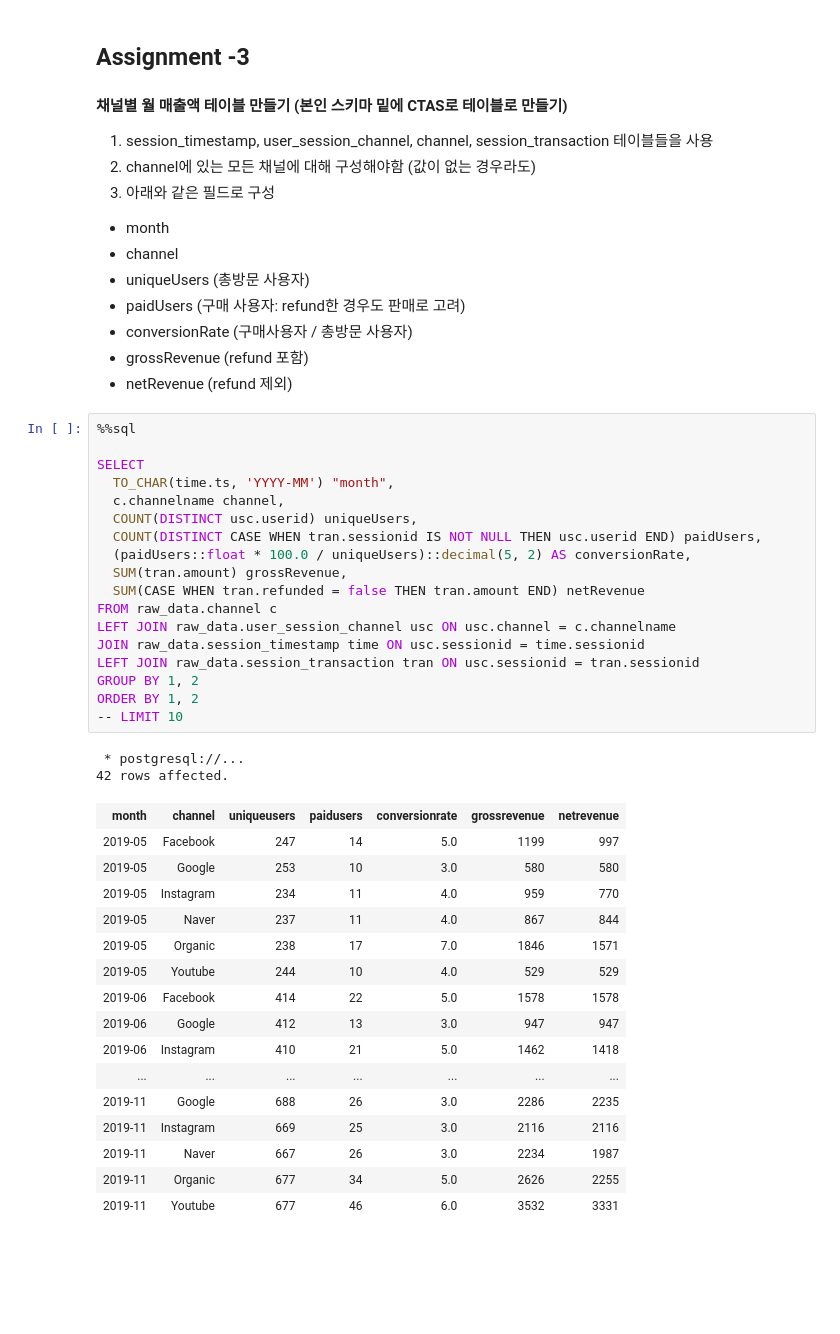
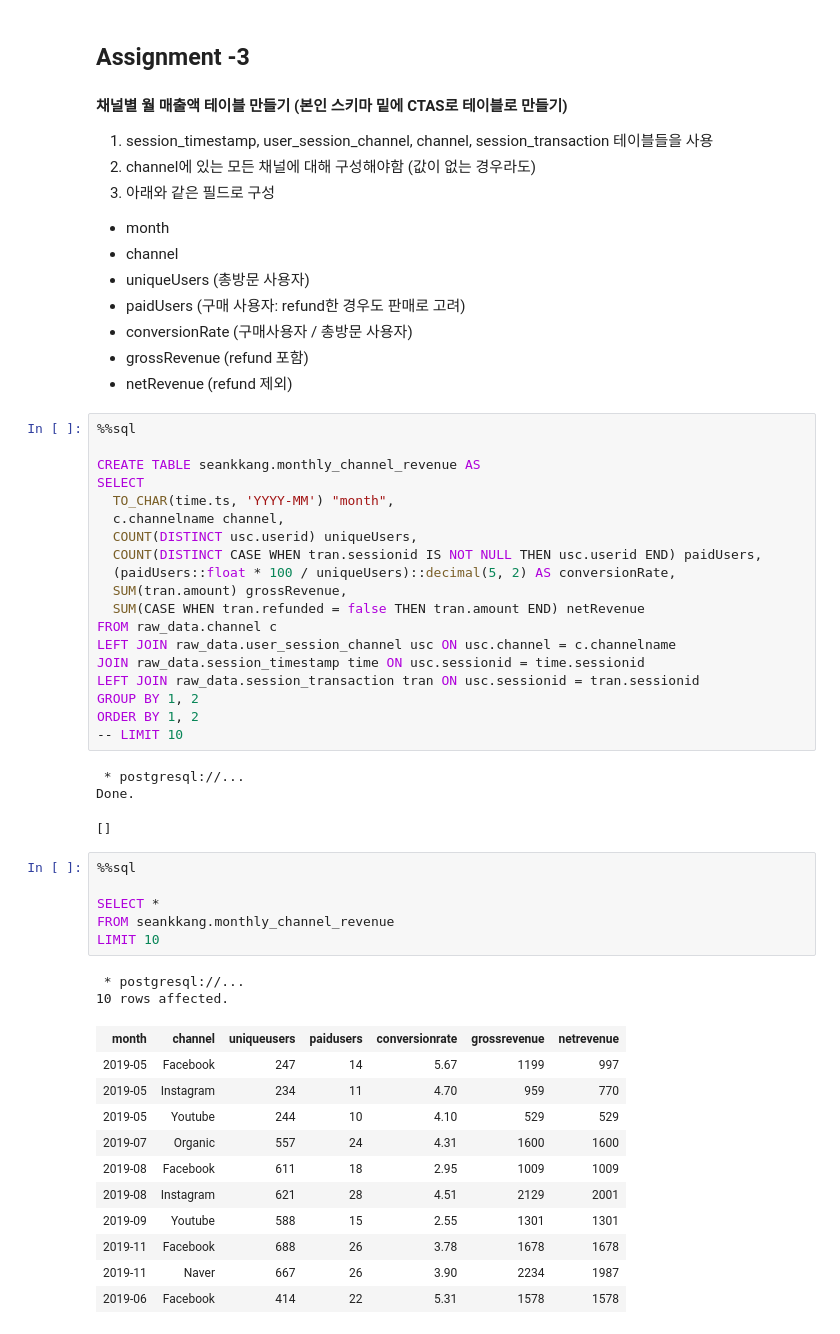
Before and after one commit to grepsean/study-data-engineering, a Jupyter notebook: programmers/week3/assignments.ipynb, the cells around one changed output. Drawn from its saved outputs; the diff is of its cells as text; blank space fills up the shorter version.

```diff
--- a/programmers/week3/assignments.ipynb
+++ b/programmers/week3/assignments.ipynb
@@ -383,12 +383,13 @@ LIMIT 10
 # %%
 %%sql
 
+CREATE TABLE seankkang.monthly_channel_revenue AS
 SELECT
   TO_CHAR(time.ts, 'YYYY-MM') "month",
   c.channelname channel,
   COUNT(DISTINCT usc.userid) uniqueUsers,
   COUNT(DISTINCT CASE WHEN tran.sessionid IS NOT NULL THEN usc.userid END) paidUsers,
-  (paidUsers::float * 100.0 / uniqueUsers)::decimal(5, 2) AS conversionRate,
+  (paidUsers::float * 100 / uniqueUsers)::decimal(5, 2) AS conversionRate,
   SUM(tran.amount) grossRevenue,
   SUM(CASE WHEN tran.refunded = false THEN tran.amount END) netRevenue
 FROM raw_data.channel c
@@ -400,20 +401,25 @@ ORDER BY 1, 2
 -- LIMIT 10
 # %% [output]
  * postgresql://...
-42 rows affected.
+Done.
-| month | channel | uniqueusers | paidusers | conversionrate | grossrevenue | netrevenue |
-| 2019-05 | Facebook | 247 | 14 | 5.0 | 1199 | 997 |
-| 2019-05 | Google | 253 | 10 | 3.0 | 580 | 580 |
-| 2019-05 | Instagram | 234 | 11 | 4.0 | 959 | 770 |
-| 2019-05 | Naver | 237 | 11 | 4.0 | 867 | 844 |
-| 2019-05 | Organic | 238 | 17 | 7.0 | 1846 | 1571 |
-| 2019-05 | Youtube | 244 | 10 | 4.0 | 529 | 529 |
-| 2019-06 | Facebook | 414 | 22 | 5.0 | 1578 | 1578 |
-| 2019-06 | Google | 412 | 13 | 3.0 | 947 | 947 |
-| 2019-06 | Instagram | 410 | 21 | 5.0 | 1462 | 1418 |
-| ... | ... | ... | ... | ... | ... | ... |
-| 2019-11 | Google | 688 | 26 | 3.0 | 2286 | 2235 |
-| 2019-11 | Instagram | 669 | 25 | 3.0 | 2116 | 2116 |
-| 2019-11 | Naver | 667 | 26 | 3.0 | 2234 | 1987 |
-| 2019-11 | Organic | 677 | 34 | 5.0 | 2626 | 2255 |
-| 2019-11 | Youtube | 677 | 46 | 6.0 | 3532 | 3331 |
+[]
+# %%
+%%sql
+
+SELECT *
+FROM seankkang.monthly_channel_revenue
+LIMIT 10
+# %% [output]
+ * postgresql://...
+10 rows affected.
+| month | channel | uniqueusers | paidusers | conversionrate | grossrevenue | netrevenue |
+| 2019-05 | Facebook | 247 | 14 | 5.67 | 1199 | 997 |
+| 2019-05 | Instagram | 234 | 11 | 4.70 | 959 | 770 |
+| 2019-05 | Youtube | 244 | 10 | 4.10 | 529 | 529 |
+| 2019-07 | Organic | 557 | 24 | 4.31 | 1600 | 1600 |
+| 2019-08 | Facebook | 611 | 18 | 2.95 | 1009 | 1009 |
+| 2019-08 | Instagram | 621 | 28 | 4.51 | 2129 | 2001 |
+| 2019-09 | Youtube | 588 | 15 | 2.55 | 1301 | 1301 |
+| 2019-11 | Facebook | 688 | 26 | 3.78 | 1678 | 1678 |
+| 2019-11 | Naver | 667 | 26 | 3.90 | 2234 | 1987 |
+| 2019-06 | Facebook | 414 | 22 | 5.31 | 1578 | 1578 |
```
